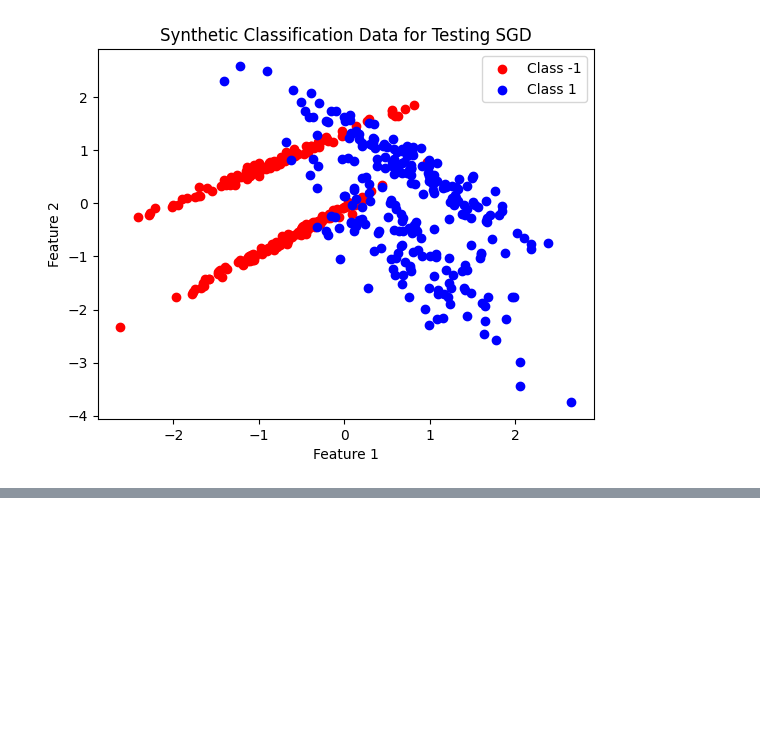
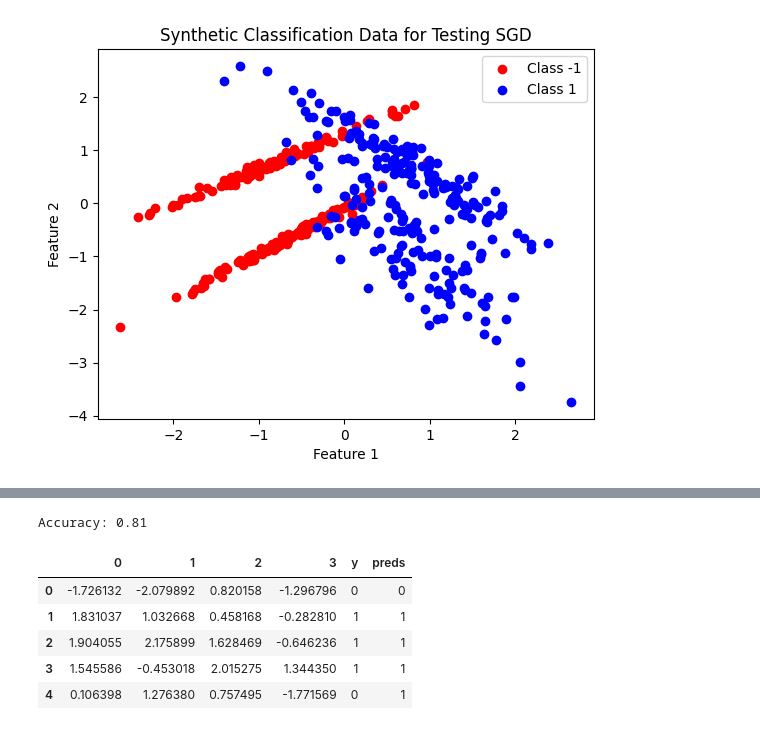
Before and after one commit to andrewmalley725/ml-from-scratch, a Jupyter notebook: LogisticRegression/logistic_classifier.ipynb, the cells around one changed output, grey strips where cells are left out. Saved outputs shown, nothing was run; the diff lists cells and outputs as text; code cells hidden in the pictures; blank space fills up the shorter version.

```diff
--- a/LogisticRegression/logistic_classifier.ipynb
+++ b/LogisticRegression/logistic_classifier.ipynb
@@ -123,0 +122,17 @@ plt.show()
+# %%
+X, y = make_classification(
+    n_samples=1000,         # 1000 samples
+    n_features=4,           # 4 features total
+    n_informative=3,        # 3 features are informative
+    n_redundant=0,          # No redundant features
+    n_classes=2,           # Binary classification
+    n_clusters_per_class=2, # 2 clusters per class
+    flip_y=0.05,           # 5% label noise for realism
+    class_sep=1.5,         # Moderate class separation
+    random_state=42        # Reproducibility
+)
+
+df = pd.DataFrame(X)
+df['y'] = y
+
+df.head()
@@ -123,0 +146,28 @@ plt.show()
+# %%
+from sklearn.model_selection import train_test_split
+
+X_train, X_test, y_train, y_test = train_test_split(X, y, test_size=0.2, random_state=42)
+# %%
+lr = LogisticRegression(alpha=1e-9, max_iter=1000)
+
+lr.fit(X_train, y_train)
+
+preds = lr.predict(X_test)
+
+preds = np.where(preds >= .5, 1, 0)
+
+print(f'Accuracy: {np.mean(preds == y_test)}')
+
+res_df = pd.DataFrame(X_test)
+res_df['y'] = y_test
+res_df['preds'] = preds
+
+res_df.head()
+# %% [output]
+Accuracy: 0.81
+|  | 0 | 1 | 2 | 3 | y | preds |
+| 0 | -1.726132 | -2.079892 | 0.820158 | -1.296796 | 0 | 0 |
+| 1 | 1.831037 | 1.032668 | 0.458168 | -0.282810 | 1 | 1 |
+| 2 | 1.904055 | 2.175899 | 1.628469 | -0.646236 | 1 | 1 |
+| 3 | 1.545586 | -0.453018 | 2.015275 | 1.344350 | 1 | 1 |
+| 4 | 0.106398 | 1.276380 | 0.757495 | -1.771569 | 0 | 1 |
```
Also changed, not shown: parts of 8 cells of this notebook, 7 other files.
